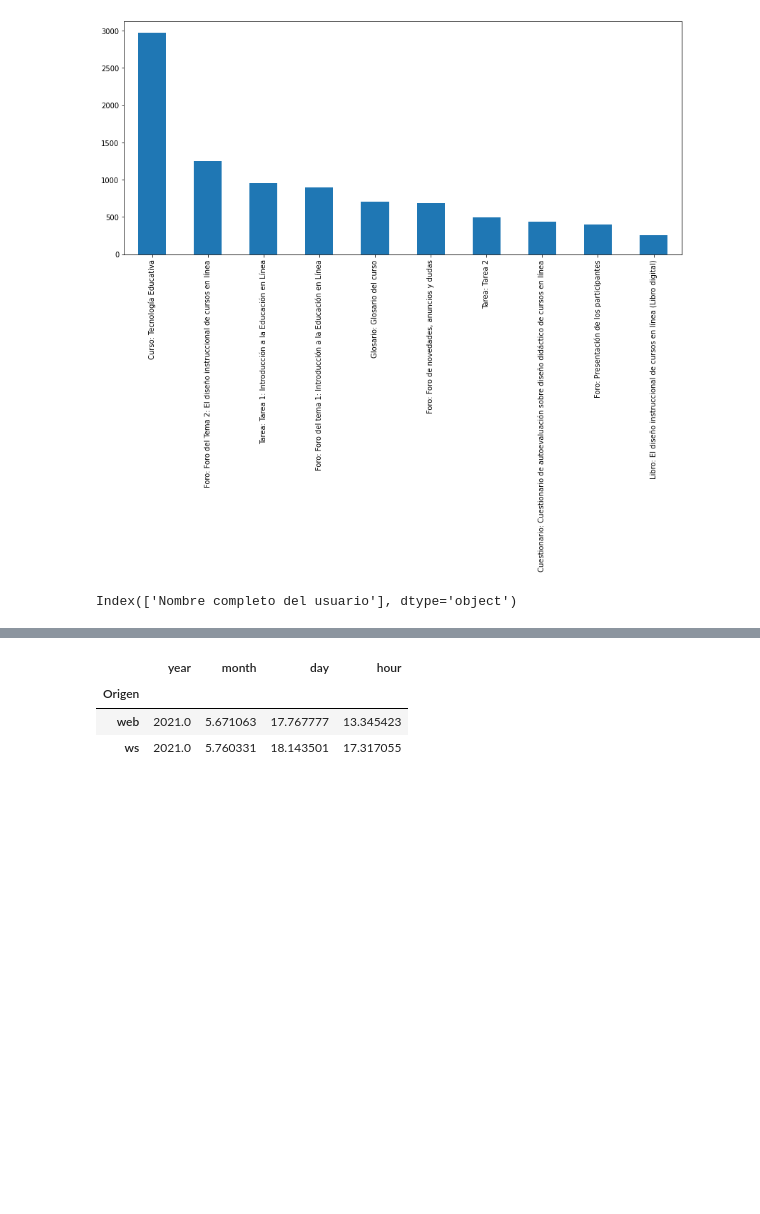
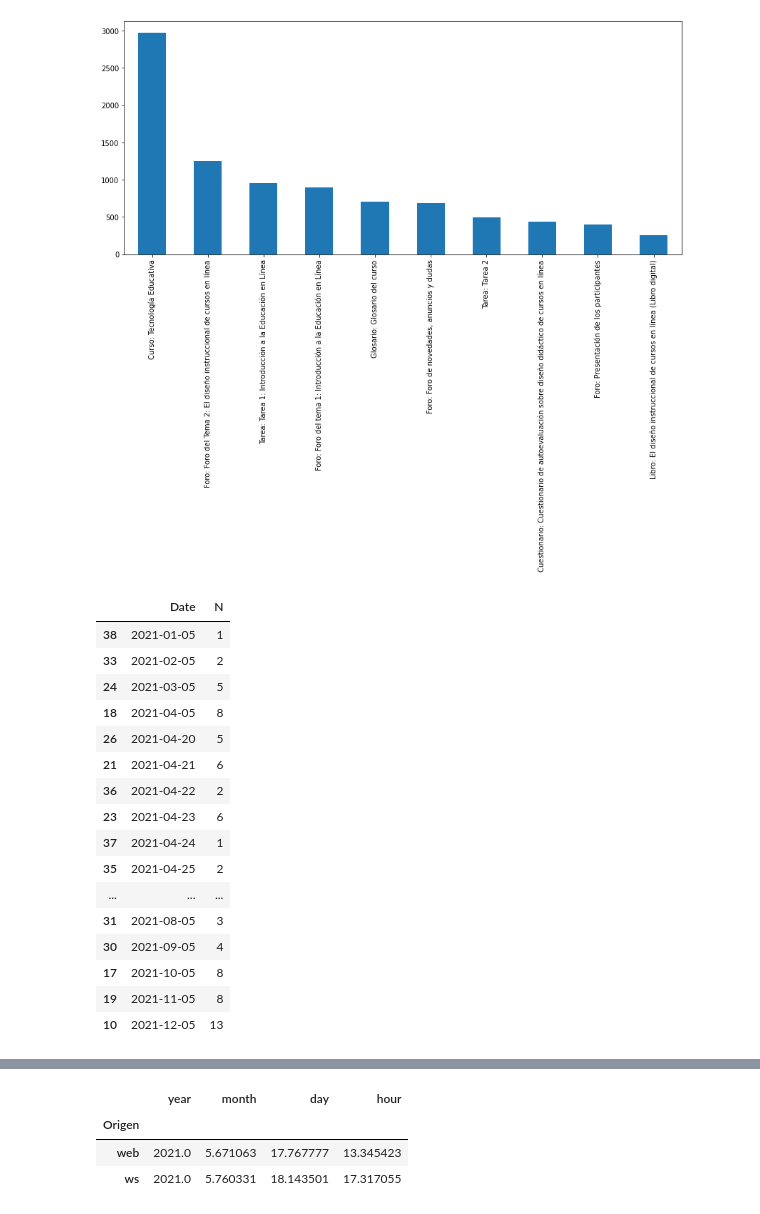
Before and after one commit to ravellom/moodle-py, a Jupyter notebook: moodle-py-jupyter.ipynb, the cells around one changed output, grey strips where cells are left out. Drawn from its saved outputs; the diff is of its cells as text; code cells hidden in the pictures; blank space fills up the shorter version.

```diff
--- a/moodle-py-jupyter.ipynb
+++ b/moodle-py-jupyter.ipynb
@@ -83,9 +83,31 @@ df_contexto.head(10).plot(kind='bar', figsize=(14,6))
 <AxesSubplot:>
 [figure]
 # %%
-df_usuario = df.groupby('Nombre completo del usuario')['Nombre completo del usuario'].count()
+#df_usuario = df.groupby('Nombre completo del usuario')['Nombre completo del usuario'].count()
 
-df_new = pd.DataFrame(df_usuario)
-df_new.columns
+#df_usuario =  df.groupby('Nombre completo del usuario').count().reset_index().rename(columns={'Nombre completo del usuario': 'Count'})
+
+df_usuario =  df[['date','Nombre completo del usuario']].value_counts().reset_index().rename(
+           columns={'index': 'Date', 'Nombre completo del usuario': 'User', 0:'N'})
+df_2 = df_usuario['date'].value_counts().reset_index().rename(
+           columns={'index': 'Date', 'date':'N'}).sort_values('Date')
+#df_2.plot(kind='line', figsize=(14,6), x = 'Date')
+df_2
 # %% [output]
-Index(['Nombre completo del usuario'], dtype='object')
+|  | Date | N |
+| 38 | 2021-01-05 | 1 |
+| 33 | 2021-02-05 | 2 |
+| 24 | 2021-03-05 | 5 |
+| 18 | 2021-04-05 | 8 |
+| 26 | 2021-04-20 | 5 |
+| 21 | 2021-04-21 | 6 |
+| 36 | 2021-04-22 | 2 |
+| 23 | 2021-04-23 | 6 |
+| 37 | 2021-04-24 | 1 |
+| 35 | 2021-04-25 | 2 |
+| ... | ... | ... |
+| 31 | 2021-08-05 | 3 |
+| 30 | 2021-09-05 | 4 |
+| 17 | 2021-10-05 | 8 |
+| 19 | 2021-11-05 | 8 |
+| 10 | 2021-12-05 | 13 |
```
Also changed, not shown: parts of 3 cells of this notebook, 4 other files.
